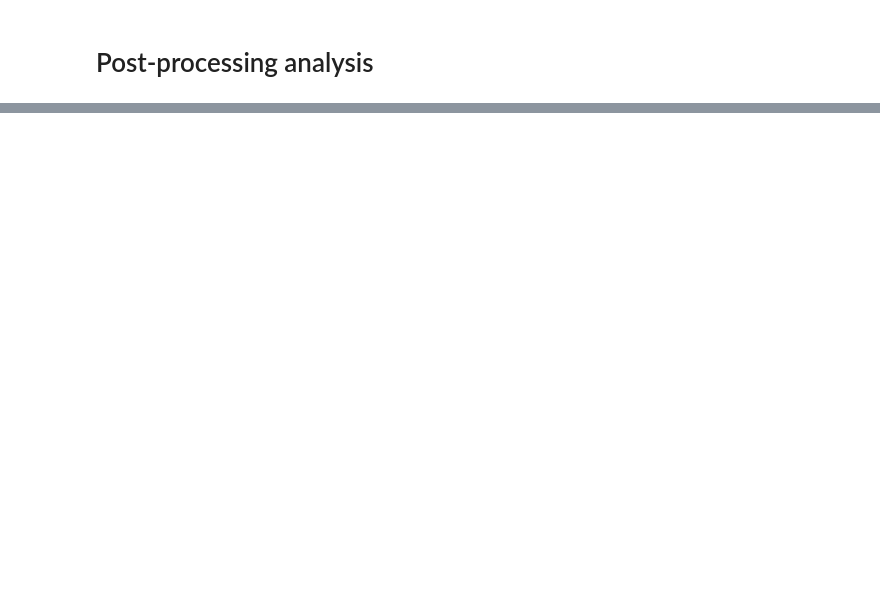
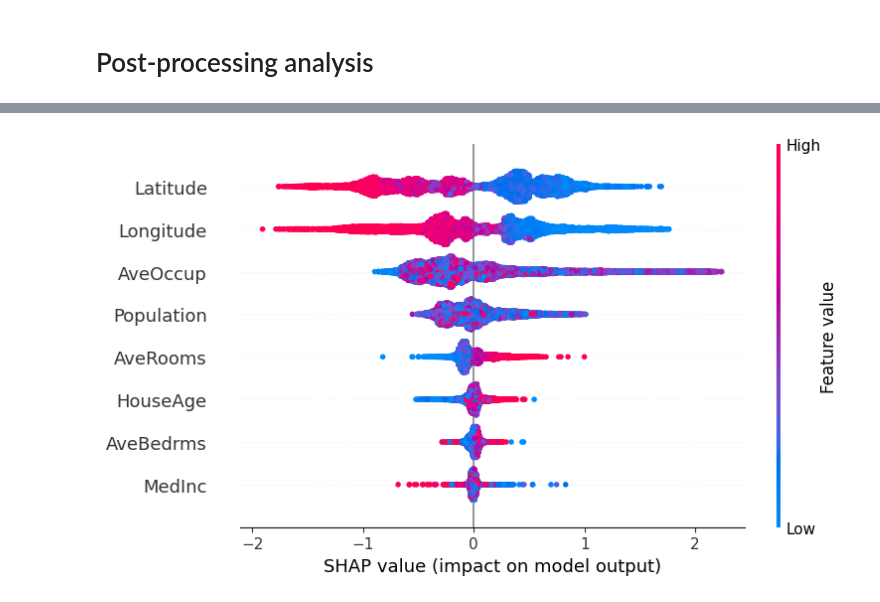
Before and after one commit to DrSalners/Data-Science, a Jupyter notebook: post_processing/240508_housing_analysis.ipynb, the cells around one changed output, grey strips where cells are left out. Drawn from its saved outputs; the diff is of its cells as text; code cells hidden in the pictures; blank space fills up the shorter version.

```diff
--- a/post_processing/240508_housing_analysis.ipynb
+++ b/post_processing/240508_housing_analysis.ipynb
@@ -95,8 +105,13 @@ List of engineered features
 # %%
-power_transform_feat = ['MedInc','Population',"HouseAge"]
-power_trans = ColumnTransformer(
+power_transform_feat = ['Population',"HouseAge"]
+standard_scalar_feat = ['AveRooms','AveBedrms','AveOccup']
+log_transform_feat = ['MedInc']
+
+col_trans = ColumnTransformer(
     [
-        ('power_transform', PowerTransformer(), power_transform_feat)
+        ('power_transform', PowerTransformer(), power_transform_feat),
+        ('standard_sc_transform', StandardScaler(), standard_scalar_feat),
+        ('lt_transform', FunctionTransformer(np.log), log_transform_feat)
     ],
     remainder = 'passthrough'
 )
@@ -184,0 +176,12 @@ print(-np.mean(stacked_results))
+# %%
+grid = GridSearchCV(
+    estimator = xgb_pipeline,
+    param_grid = xgb_params,
+    scoring = 'neg_root_mean_squared_error',
+    n_jobs = -1,
+    cv = 5,
+    verbose = 3,
+)
+
+grid.fit(df.drop('MedHouseVal', axis=1),
+         df['MedHouseVal'])
@@ -184,0 +207,7 @@ print(-np.mean(stacked_results))
+# %%
+x_train, x_test, y_train, y_test = train_test_split(
+    df.drop('MedHouseVal', axis=1),
+    df['MedHouseVal'],
+    test_size = .2,
+    random_state = random_state
+    )
@@ -186,0 +224,8 @@ print(-np.mean(stacked_results))
+# %%
+x_sampled = x_train
+# .sample(
+#     100,
+#     random_state = random_state,
+# )
+explainer = TreeExplainer(grid.best_estimator_['model'])
+shap_values = explainer.shap_values(grid.best_estimator_['trans'].transform(x_sampled))
@@ -186,0 +253,4 @@ print(-np.mean(stacked_results))
+# %%
+summary_plot(shap_values, x_sampled)
+# %% [output]
+[figure, added]
```
Also changed, not shown: parts of 17 cells of this notebook, 2 other files.
